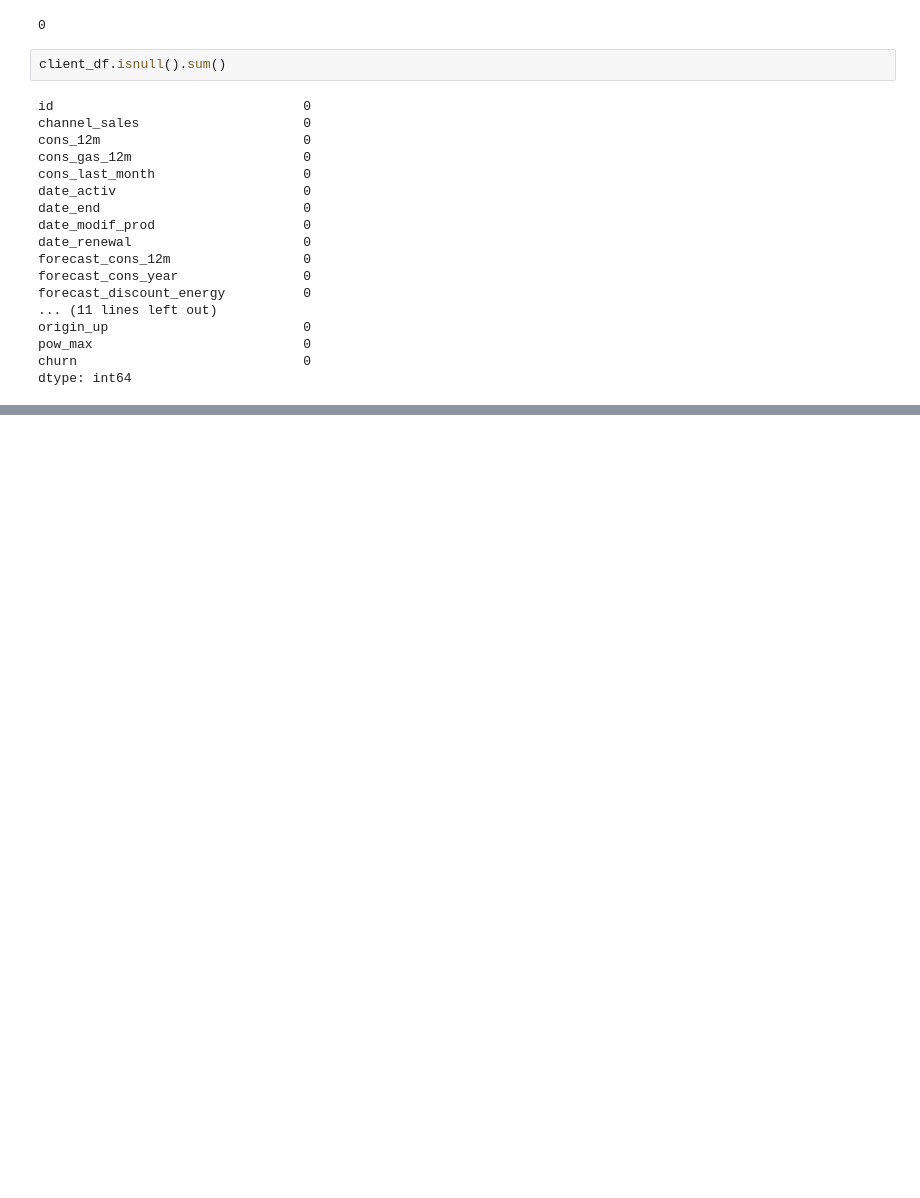
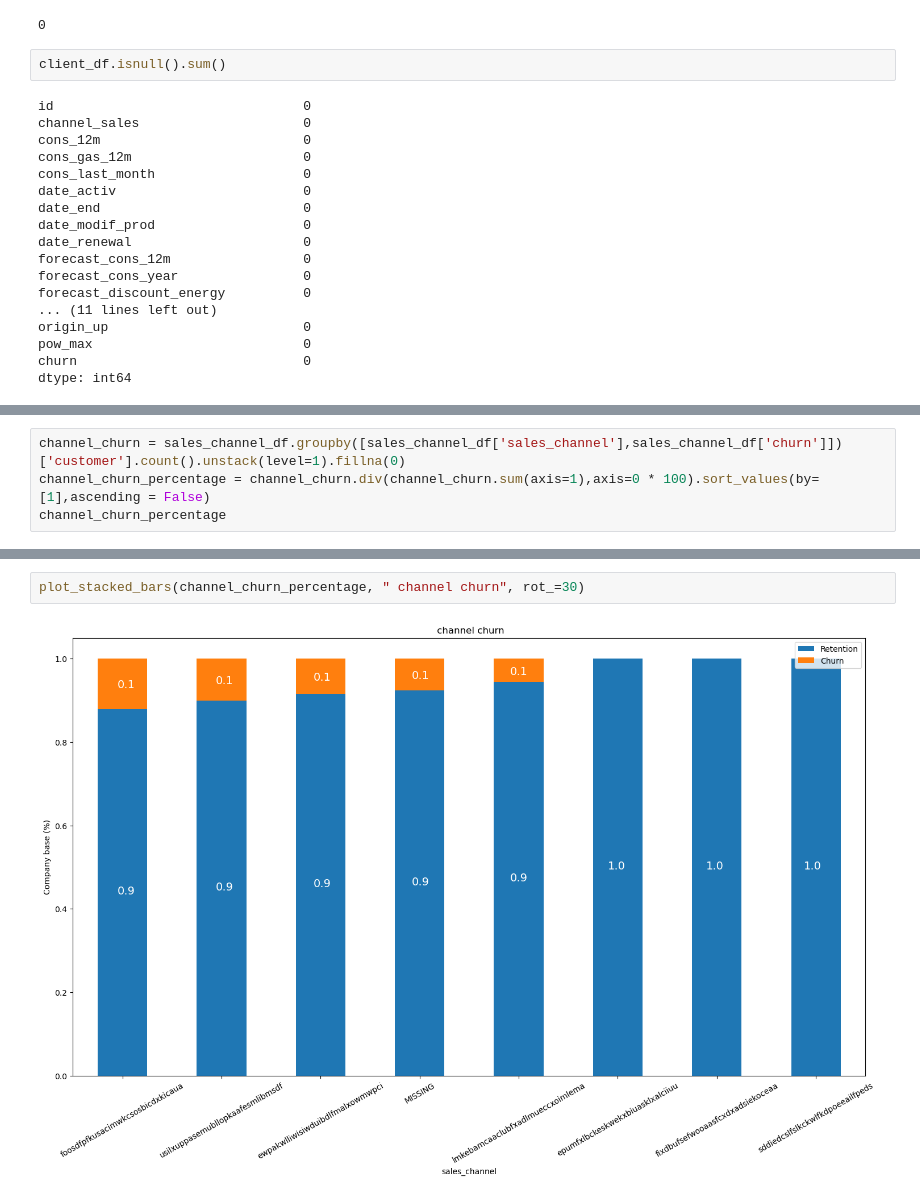
Before and after one commit to MarwanSaad/BCG-Virtual-Internship, a Jupyter notebook: EDA.ipynb, the cells around one changed output, grey strips where cells are left out. Cells and saved outputs as stored; diff of their text form; blank space fills up the shorter version.

```diff
--- a/EDA.ipynb
+++ b/EDA.ipynb
@@ -135,0 +166,4 @@ sns.pairplot(client_df, diag_kind='kde')
+# %%
+channel_churn = sales_channel_df.groupby([sales_channel_df['sales_channel'],sales_channel_df['churn']])['customer'].count().unstack(level=1).fillna(0)
+channel_churn_percentage = channel_churn.div(channel_churn.sum(axis=1),axis=0 * 100).sort_values(by=[1],ascending = False)
+channel_churn_percentage
@@ -135,0 +181,4 @@ sns.pairplot(client_df, diag_kind='kde')
+# %%
+plot_stacked_bars(channel_churn_percentage, " channel churn", rot_=30)
+# %% [output]
+[figure, added]
```
Also changed, not shown: parts of 8 cells of this notebook.
